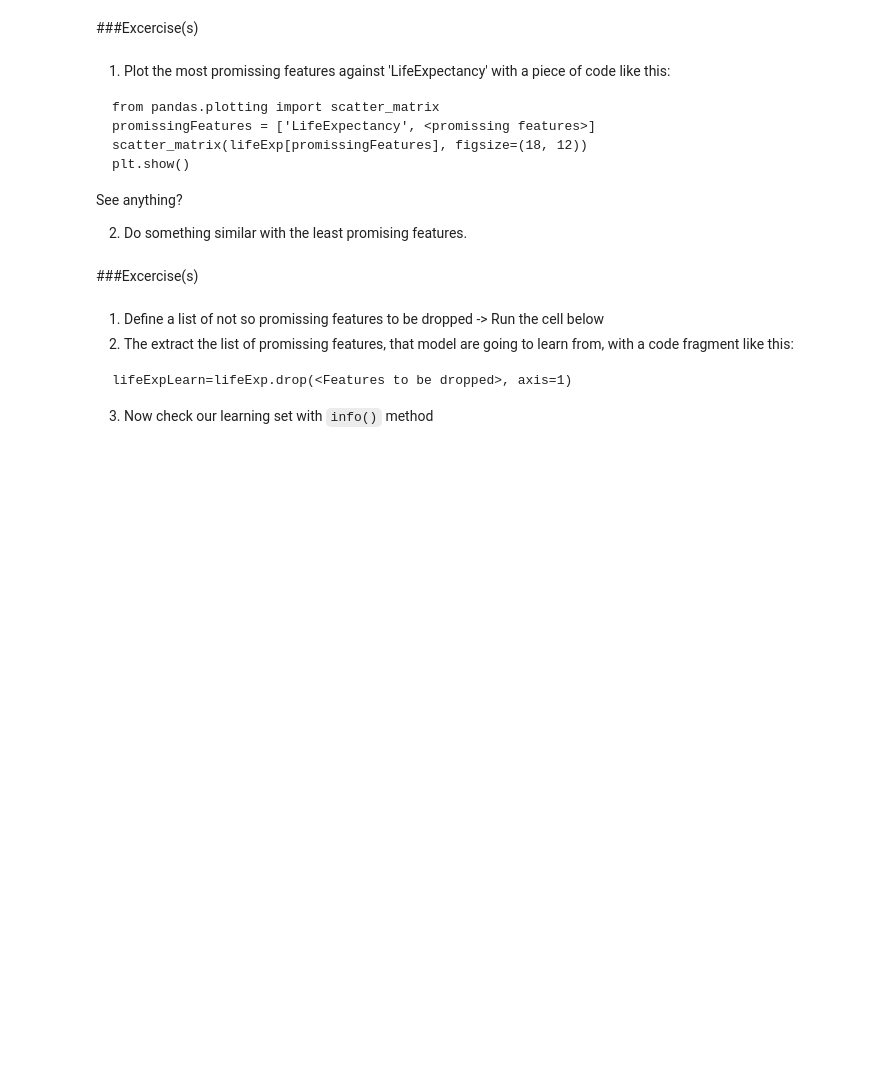
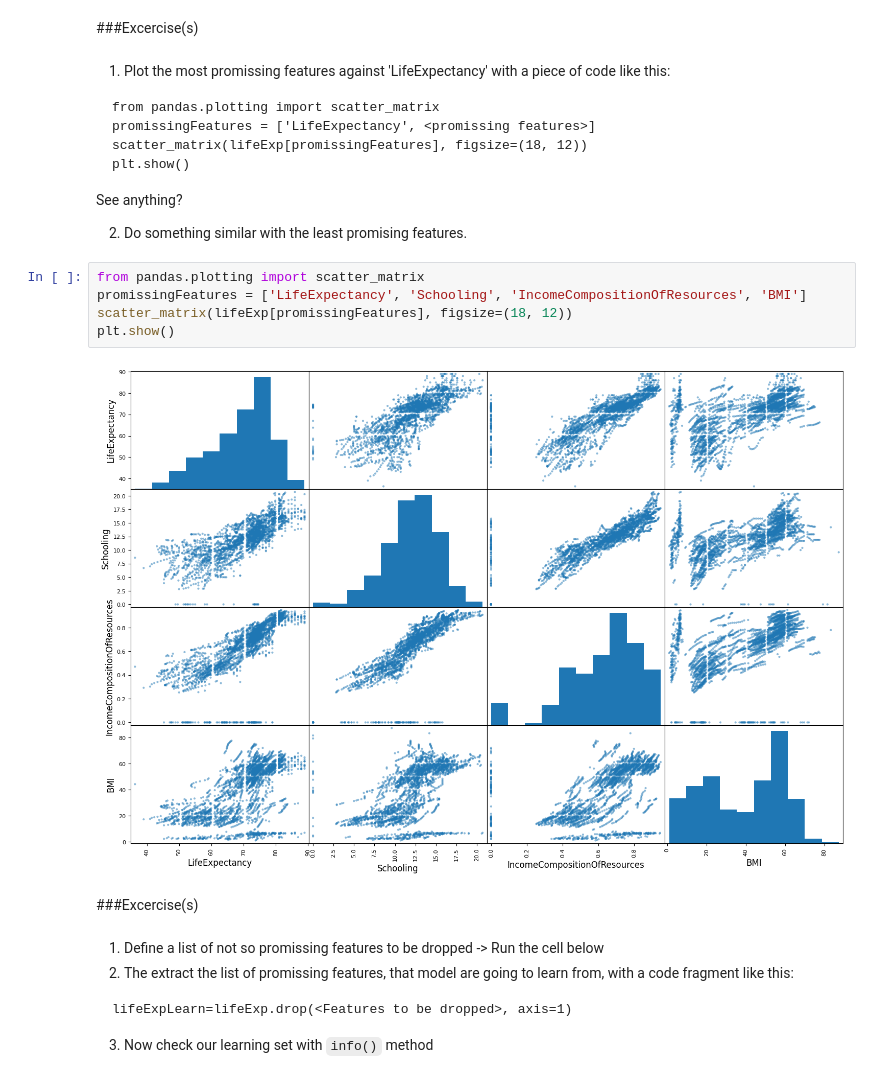
Before and after one commit to Luffeboy/Colabstuff, a Jupyter notebook: Linear_Regression_Lifeexpectancy.ipynb, the cells around one changed output. Drawn from its saved outputs; the diff is of its cells as text; blank space fills up the shorter version.

```diff
--- a/Linear_Regression_Lifeexpectancy.ipynb
+++ b/Linear_Regression_Lifeexpectancy.ipynb
@@ -160,6 +182,13 @@ plt.show()
 See anything?
 
 2.   Do something similar with the least promising features.
+# %%
+from pandas.plotting import scatter_matrix
+promissingFeatures = ['LifeExpectancy', 'Schooling', 'IncomeCompositionOfResources', 'BMI']
+scatter_matrix(lifeExp[promissingFeatures], figsize=(18, 12))
+plt.show()
+# %% [output]
+[figure, added]
 # %% [markdown]
 ###Excercise(s)
 # %% [markdown]
```
Also changed, not shown: parts of 2 cells of this notebook.
